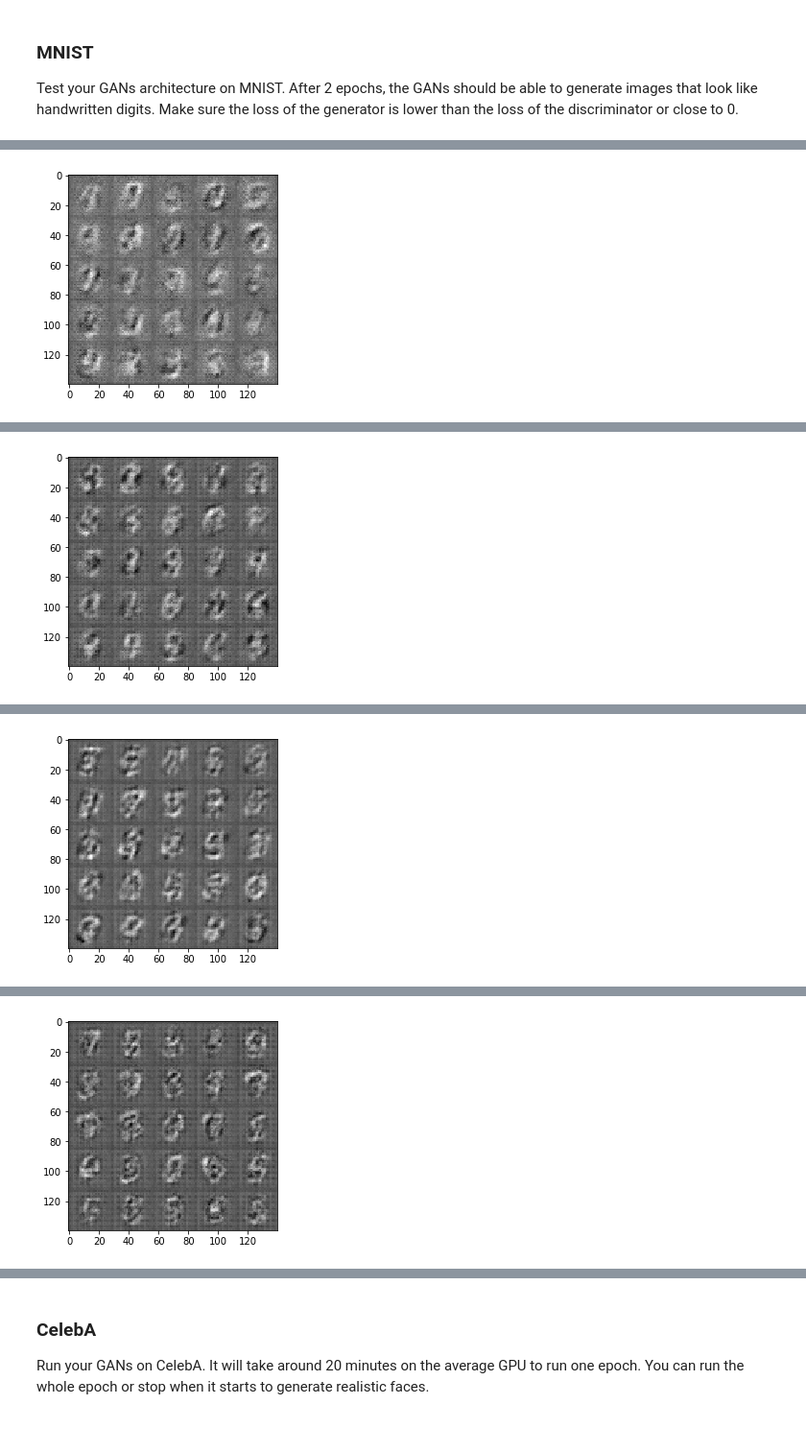
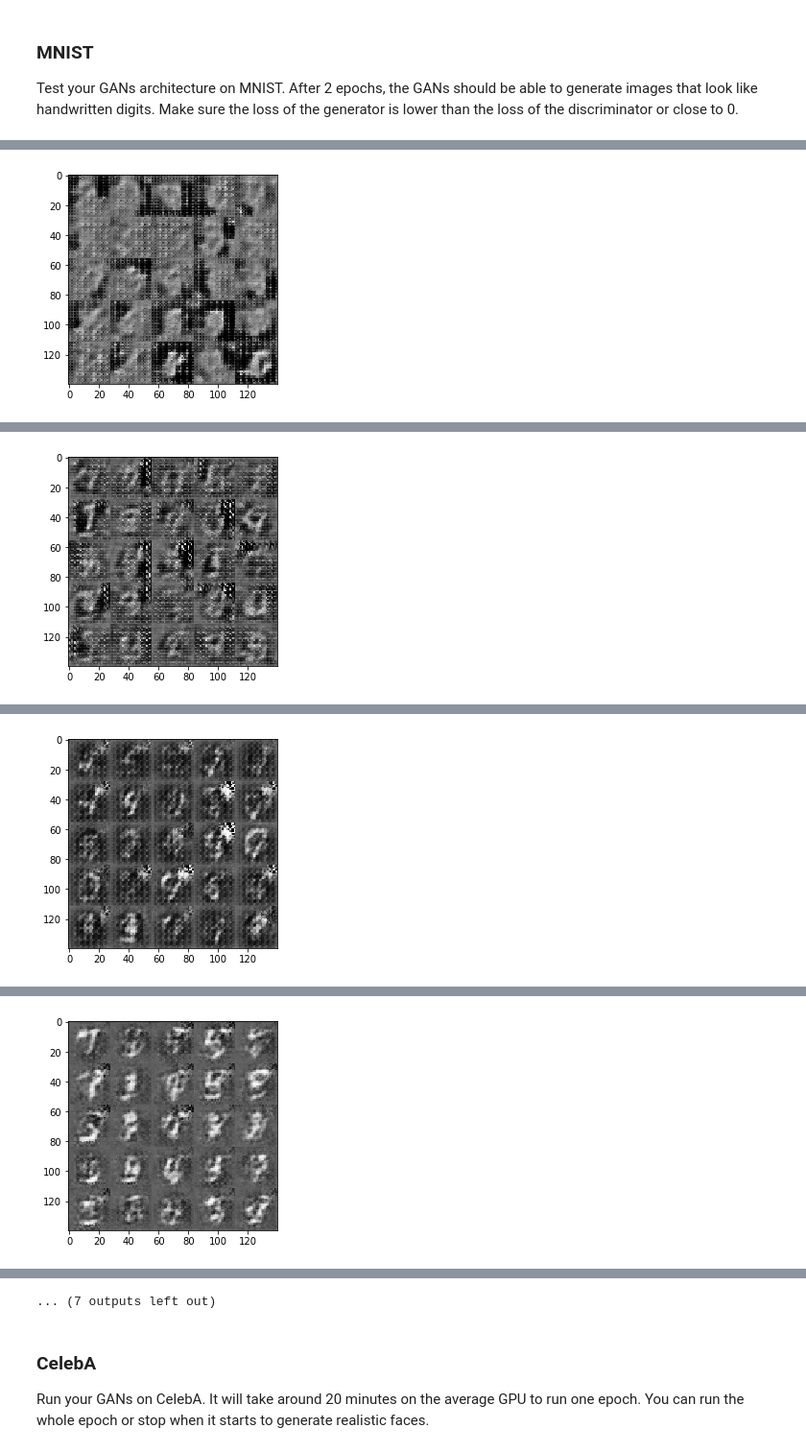
Before and after one commit to angelmtenor/deep-learning, a Jupyter notebook: face_generation/dlnd_face_generation.ipynb, the cells around one changed output, grey strips where cells are left out. Shown at 96% size. Saved outputs shown, nothing was run; the diff lists cells and outputs as text; code cells hidden in the pictures.

```diff
--- a/face_generation/dlnd_face_generation.ipynb
+++ b/face_generation/dlnd_face_generation.ipynb
@@ -363,7 +363,7 @@ def train(epoch_count, batch_size, z_dim, learning_rate, beta1, get_batches, dat
         samples, losses = [], []
         steps = 0
         show_every = 100
-        print_every = 10
+        print_every = 30
         sample_z = np.random.uniform(-1, 1, size=(50, z_dim))
         for epoch_i in range(epoch_count):
             for batch_images in get_batches(batch_size):
@@ -380,13 +380,16 @@ def train(epoch_count, batch_size, z_dim, learning_rate, beta1, get_batches, dat
                 # Run optimizers
                 _ = sess.run(d_opt, feed_dict={input_real: batch_images, input_z: batch_z, lr_placeholder: learning_rate})
                 _ = sess.run(g_opt, feed_dict={input_z: batch_z, lr_placeholder: learning_rate})
+                    # 2x generator optimizer as suggested in the forum
+#                 _ = sess.run(g_opt, feed_dict={input_z: batch_z, lr_placeholder: learning_rate})
+
 
                 if steps % print_every == 0:
                     # At the end of each epoch, get the losses and print them out
                     train_loss_d = d_loss.eval({input_z: batch_z, input_real: batch_images, lr_placeholder: learning_rate})
                     train_loss_g = g_loss.eval({input_z: batch_z, lr_placeholder: learning_rate})
 
-                    print("Epoch {}/{}...".format(epoch_i, epoch_count),
+                    print("Epoch {}/{}...".format(epoch_i+1, epoch_count),
                           "Discriminator Loss: {:.4f}...".format(train_loss_d),
                           "Generator Loss: {:.4f}".format(train_loss_g))
                     # Save losses to view after training
@@ -400,11 +403,12 @@ def train(epoch_count, batch_size, z_dim, learning_rate, beta1, get_batches, dat
 ### MNIST
 Test your GANs architecture on MNIST.  After 2 epochs, the GANs should be able to generate images that look like handwritten digits.  Make sure the loss of the generator is lower than the loss of the discriminator or close to 0.
 # %%
-batch_size = 128
-z_dim = 100
-learning_rate = 0.0002
-beta1 = 0.5
+batch_size = 128      # tested from 32 to 256
+z_dim = 100           # tested from 50 to 200
+learning_rate = 0.002 # tested from 0.00001 to 0.02
+beta1 = 0.5           # tested from 0.01 to 0.7
 
+tf.reset_default_graph()  # added
 
 """
 DON'T MODIFY ANYTHING IN THIS CELL THAT IS BELOW THIS LINE
@@ -429 +426 @@ Epoch 0/2... Discriminator Loss: 0.9227... Generator Loss: 1.8189
-[figure, old version]
+[figure, new version]
@@ -440 +430 @@ Epoch 0/2... Discriminator Loss: 0.6008... Generator Loss: 1.5460
-[figure, old version]
+[figure, new version]
@@ -451 +435 @@ Epoch 0/2... Discriminator Loss: 0.5740... Generator Loss: 1.3698
-[figure, old version]
+[figure, new version]
@@ -462 +439 @@ Epoch 0/2... Discriminator Loss: 0.3967... Generator Loss: 1.8787
-[figure, old version]
+[figure, new version]
@@ -465,3 +449,4 @@ Epoch 0/2... Discriminator Loss: 0.3824... Generator Loss: 1.9454
+... (7 outputs left out)
 # %% [markdown]
 ### CelebA
 Run your GANs on CelebA.  It will take around 20 minutes on the average GPU to run one epoch.  You can run the whole epoch or stop when it starts to generate realistic faces.
```
Also changed, not shown: parts of 2 cells of this notebook.
